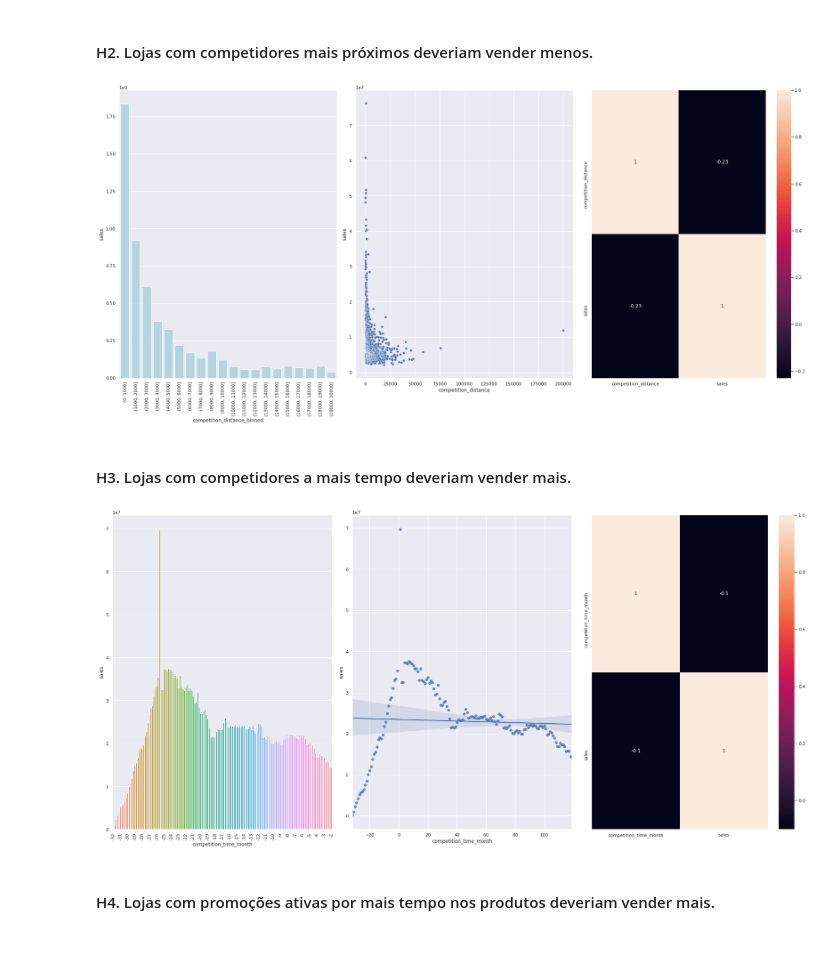
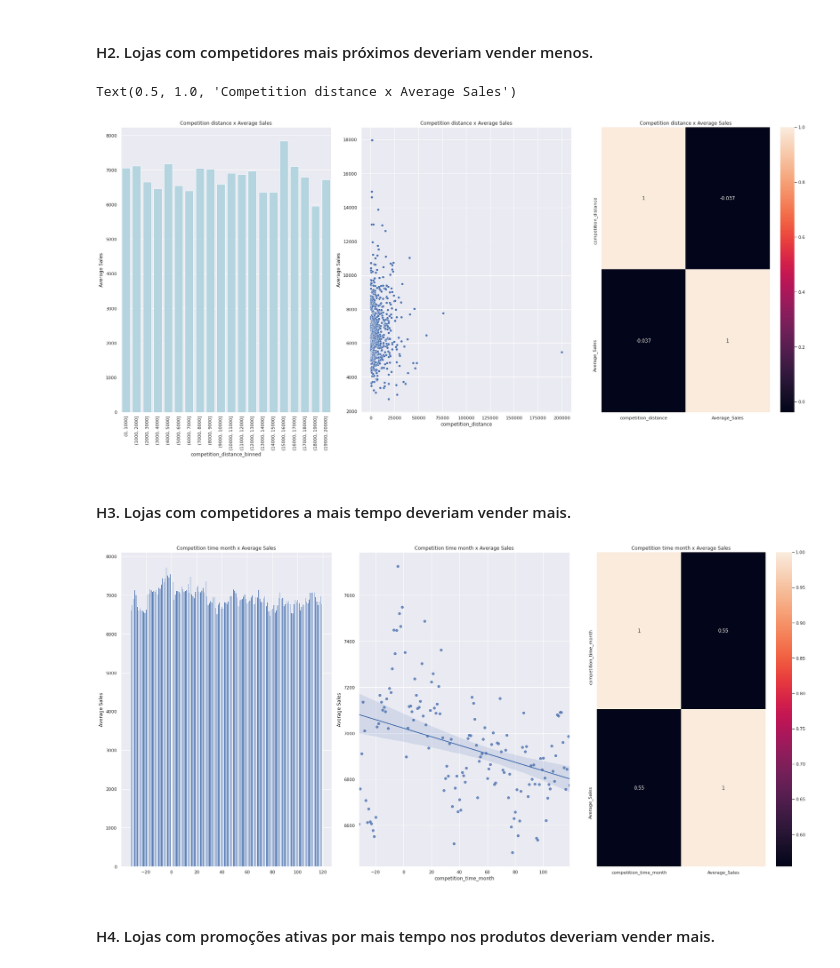
Before and after one commit to henriquelucasdf/Previsao_vendas_rossmann, a Jupyter notebook: previsao_rossmann.ipynb, the cells around one changed output. Drawn from its saved outputs; the diff is of its cells as text; code cells hidden in the pictures.

```diff
--- a/previsao_rossmann.ipynb
+++ b/previsao_rossmann.ipynb
@@ -554,56 +571,71 @@ plt.tight_layout()
 # %% [markdown]
 #### H2. Lojas com competidores mais próximos deveriam vender menos.
 # %%
-#@title Falsa! Lojas com competidores mais próximos vendem mais.
+#@title Falsa! Não aparenta haver correlação entre a média de vendas e a distância dos competidores.
+
 aux1 = df4[['competition_distance', 'sales']].groupby(
-    'competition_distance',).sum().reset_index()
+          'competition_distance',).mean().reset_index()
 
 bins = list(range(0,21000,1000))
-
 aux1['competition_distance_binned'] = pd.cut(
       aux1['competition_distance'], bins=bins)
 
-
 aux2 =  aux1[['competition_distance_binned', 'sales']].groupby(
-    'competition_distance_binned',).sum().reset_index()
+        'competition_distance_binned',).mean().reset_index()
 
 plt.subplot(1,3,1)
-sns.barplot(x = 'competition_distance_binned', y='sales',
-            data = aux2, color='lightblue')
+sns.barplot(x = 'competition_distance_binned', y='sales',data = aux2,
+            color='lightblue')
 plt.xticks(rotation=90)
+plt.title("Competition distance x Average Sales")
+plt.ylabel("Average Sales")
+
 
 plt.subplot(1,3,2)
 sns.scatterplot(x = 'competition_distance', y='sales', data = aux1 )
+plt.title("Competition distance x Average Sales")
+plt.ylabel("Average Sales")
 
 #medindo a correlação
 plt.subplot(1,3,3)
+aux1.rename({'sales': 'Average_Sales'}, axis=1, inplace=True)
+
 sns.heatmap(aux1.corr(method='pearson'),annot=True)
 plt.tight_layout()
+plt.title("Competition distance x Average Sales")
 # %% [output]
+Text(0.5, 1.0, 'Competition distance x Average Sales')
-[figure, old version]
+[figure, new version]
 # %% [markdown]
 #### H3. Lojas com competidores a mais tempo deveriam vender mais.
 # %%
-#@title **Falsa!** Lojas com competidores a mais tempo vendem menos!
+#@title **Falso.** Lojas com competidores a mais tempo tendem a vender, em média, menos.
+aux1 = df4[['competition_time_month', 'sales']].groupby(
+          'competition_time_month').mean().reset_index()
+aux2 = aux1[(aux1['competition_time_month'] <120) & (
+       aux1['competition_time_month'] !=0 )]
 
-aux1 = df4[['competition_time_month', 'sales']].groupby(
-    'competition_time_month').sum().reset_index()
-aux2 = aux1[(aux1['competition_time_month'] <120) & (
-    aux1['competition_time_month'] !=0 )]
+plt.subplot(1,3,1)
+#sns.barplot();
+plt.bar(x= 'competition_time_month',height='sales',data = aux2)
 
 
-plt.subplot(1,3,1)
-sns.barplot(x= 'competition_time_month',y='sales',data = aux2 );
-plt.xticks(np.arange(0,155,5),rotation=90);
+plt.title("Competition time month x Average Sales")
+plt.ylabel("Average Sales")
 
 plt.subplot(1,3,2)
 sns.regplot(x= 'competition_time_month',y='sales',data = aux2);
+plt.title("Competition time month x Average Sales")
+plt.ylabel("Average Sales")
 
 plt.subplot(1,3,3)
+aux1.rename({'sales': 'Average_Sales'}, axis=1, inplace=True)
 sns.heatmap(aux1.corr(method='pearson'),annot=True)
+plt.title("Competition time month x Average Sales")
+
 plt.tight_layout()
 # %% [output]
-[figure, old version]
+[figure, new version]
 # %% [markdown]
 #### H4. Lojas com promoções ativas por mais tempo nos produtos deveriam vender mais.
 # %%
```
Also changed, not shown: parts of 126 cells of this notebook.
